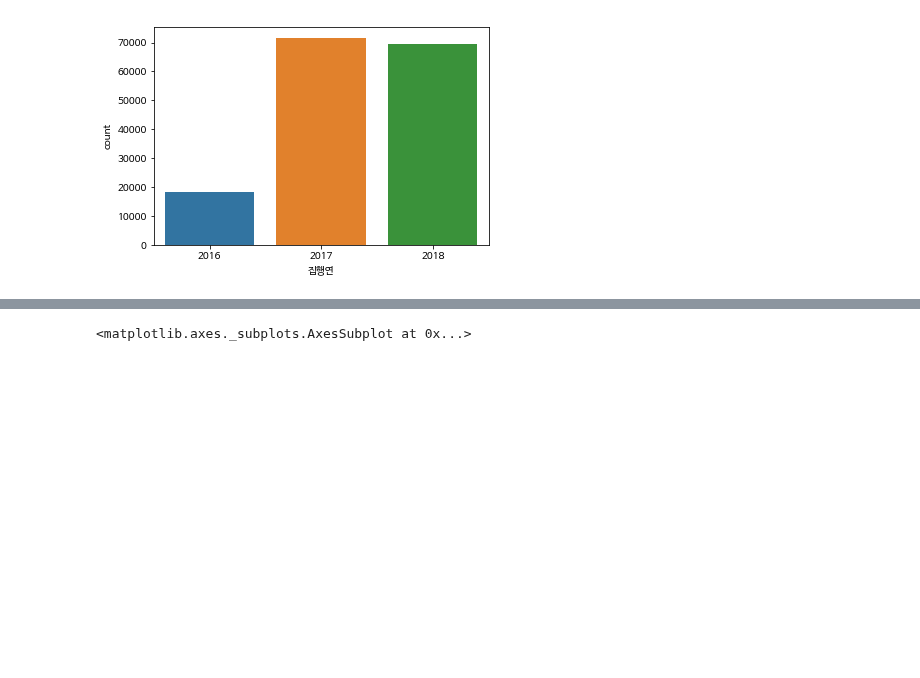
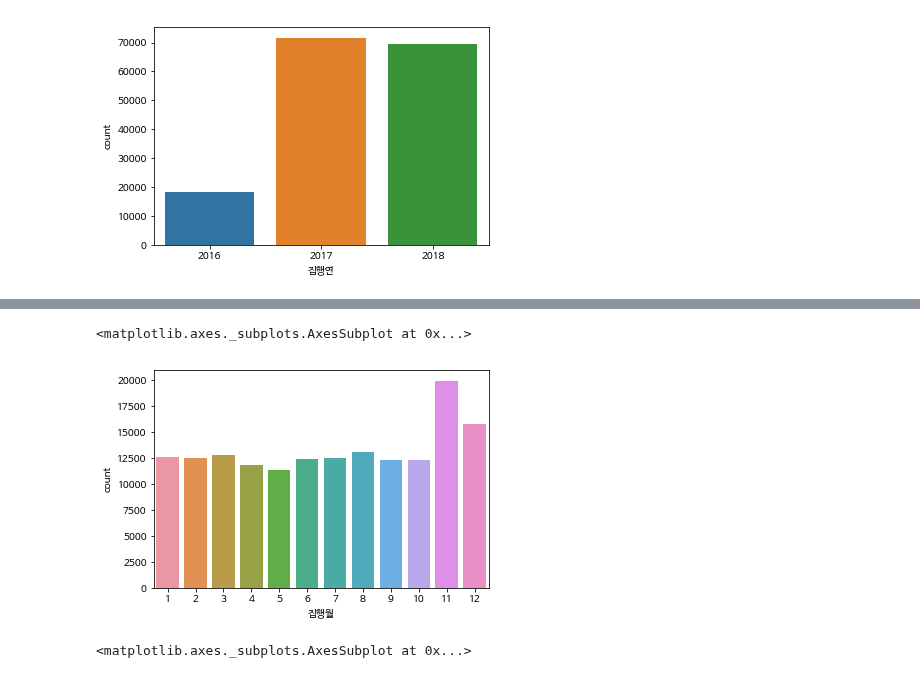
Before and after one commit to corazzon/OpenDataWrangling, a Jupyter notebook: seoul-jmt/eda.ipynb, the cells around one changed output, grey strips where cells are left out. Drawn from its saved outputs; the diff is of its cells as text; code cells hidden in the pictures; blank space fills up the shorter version.

```diff
--- a/seoul-jmt/eda.ipynb
+++ b/seoul-jmt/eda.ipynb
@@ -86,5 +136,10 @@ sns.countplot(data=df, x="집행연")
 # %%
 df["집행연월"] =  df["집행연"].astype(str) + "-" + df["집행월"].astype(str)
+# %%
+sns.countplot(data=df, x="집행월")
+# %% [output]
+<matplotlib.axes._subplots.AxesSubplot at 0x...>
+[figure, added]
 # %%
 plt.figure(figsize=(24,4))
 sns.countplot(data=df, x="집행연월")
```
Also changed, not shown: parts of 13 cells of this notebook.
